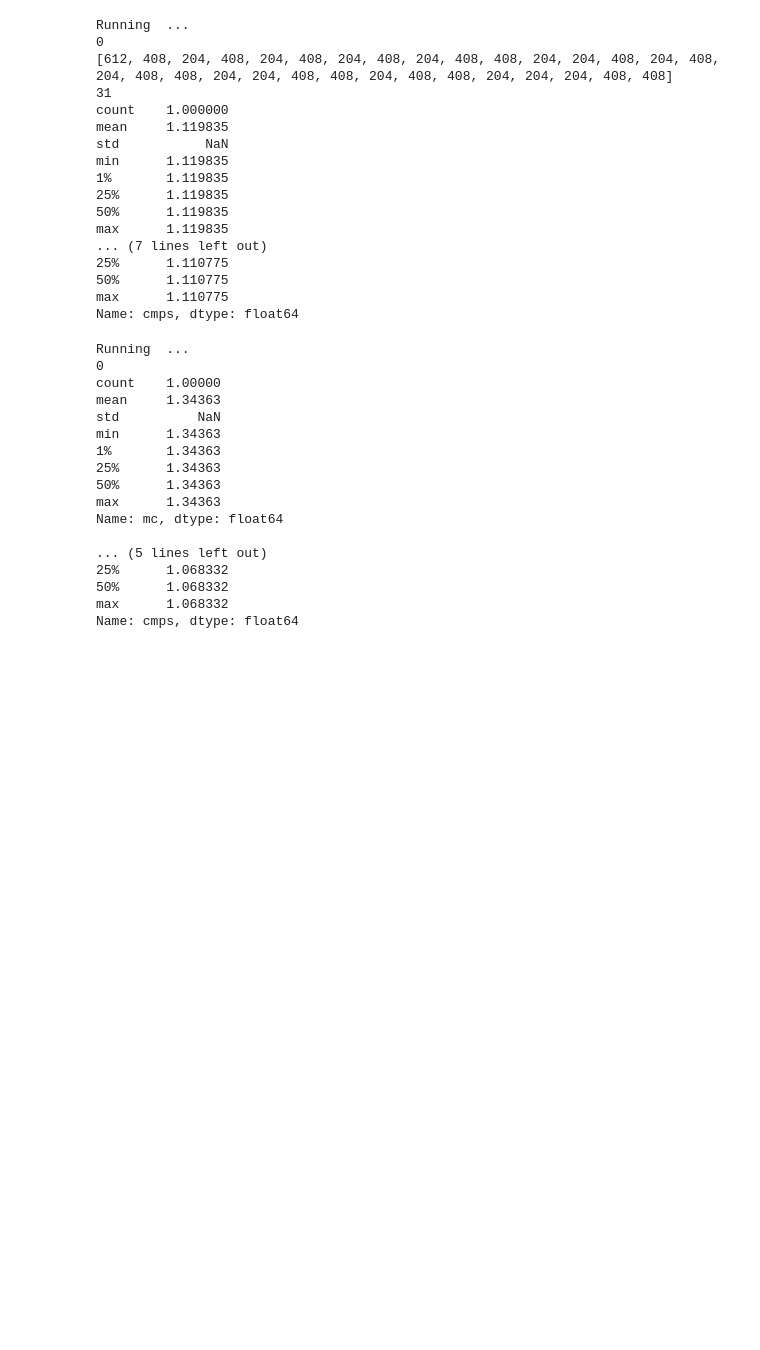
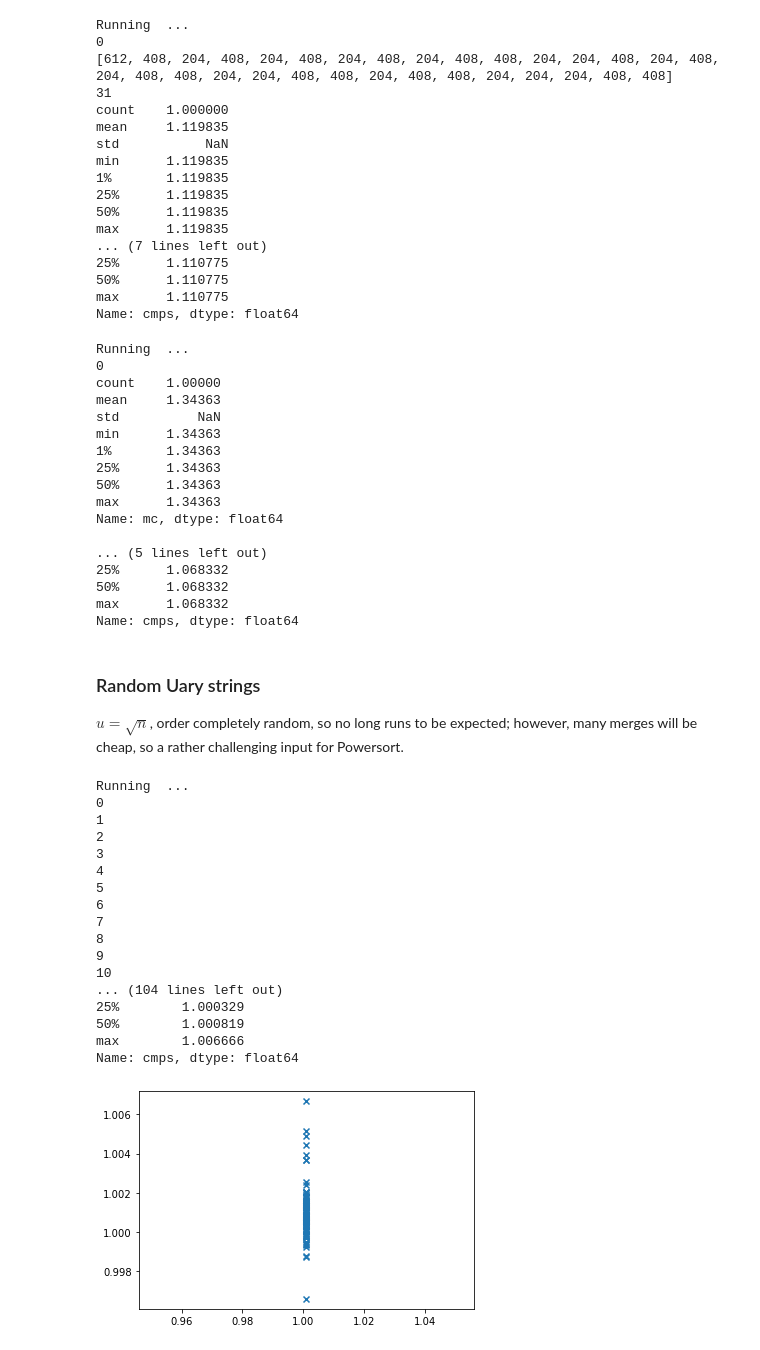
Before and after one commit to roarin-roran/Sorting, a Jupyter notebook: Experiments/PyPyTimsortPowersort.ipynb, the cells around one changed output. Cells and saved outputs as stored; diff of their text form; code cells hidden in the pictures; blank space fills up the shorter version.

Commit message:
Some more inputs for experiments

```diff
--- a/Experiments/PyPyTimsortPowersort.ipynb
+++ b/Experiments/PyPyTimsortPowersort.ipynb
@@ -532,3 +546,32 @@ Name: mc, dtype: float64
 50%      1.068332
 max      1.068332
 Name: cmps, dtype: float64
+# %% [markdown]
+### Random Uary strings
+
+$u=\sqrt n$, order completely random, so no long runs to be expected; however, many merges will be cheap, so a rather challenging input for Powersort.
+# %%
+def input_generator(n, RNG):
+    u = int(n ** 0.5)
+    return Inputs.random_uary_array(u, n, RNG)
+
+contest(input_generator)
+# %% [output]
+Running  ...
+0
+1
+2
+3
+4
+5
+6
+7
+8
+9
+10
+... (104 lines left out)
+25%        1.000329
+50%        1.000819
+max        1.006666
+Name: cmps, dtype: float64
+[figure, added]
```
Also changed, not shown: parts of 6 cells of this notebook, 3 other files.
